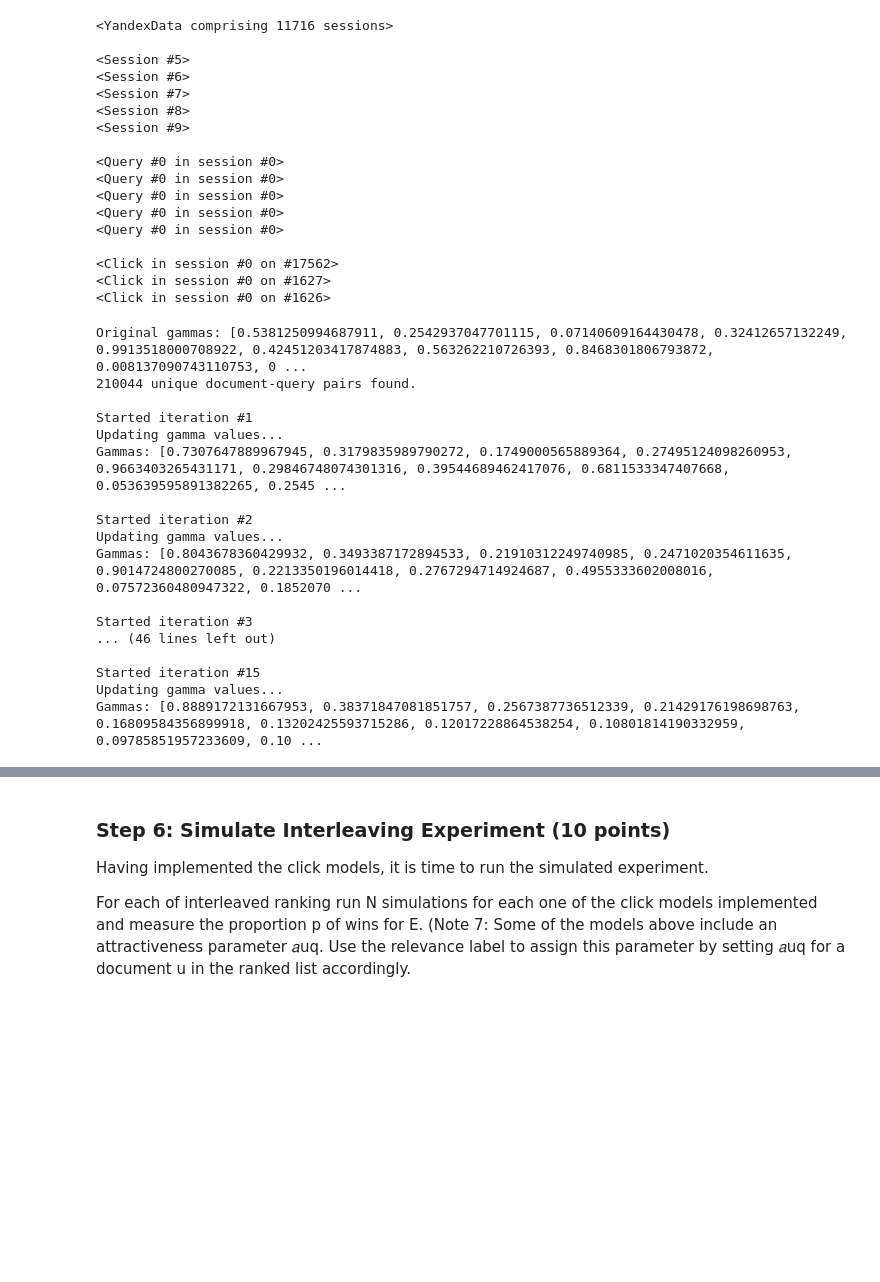
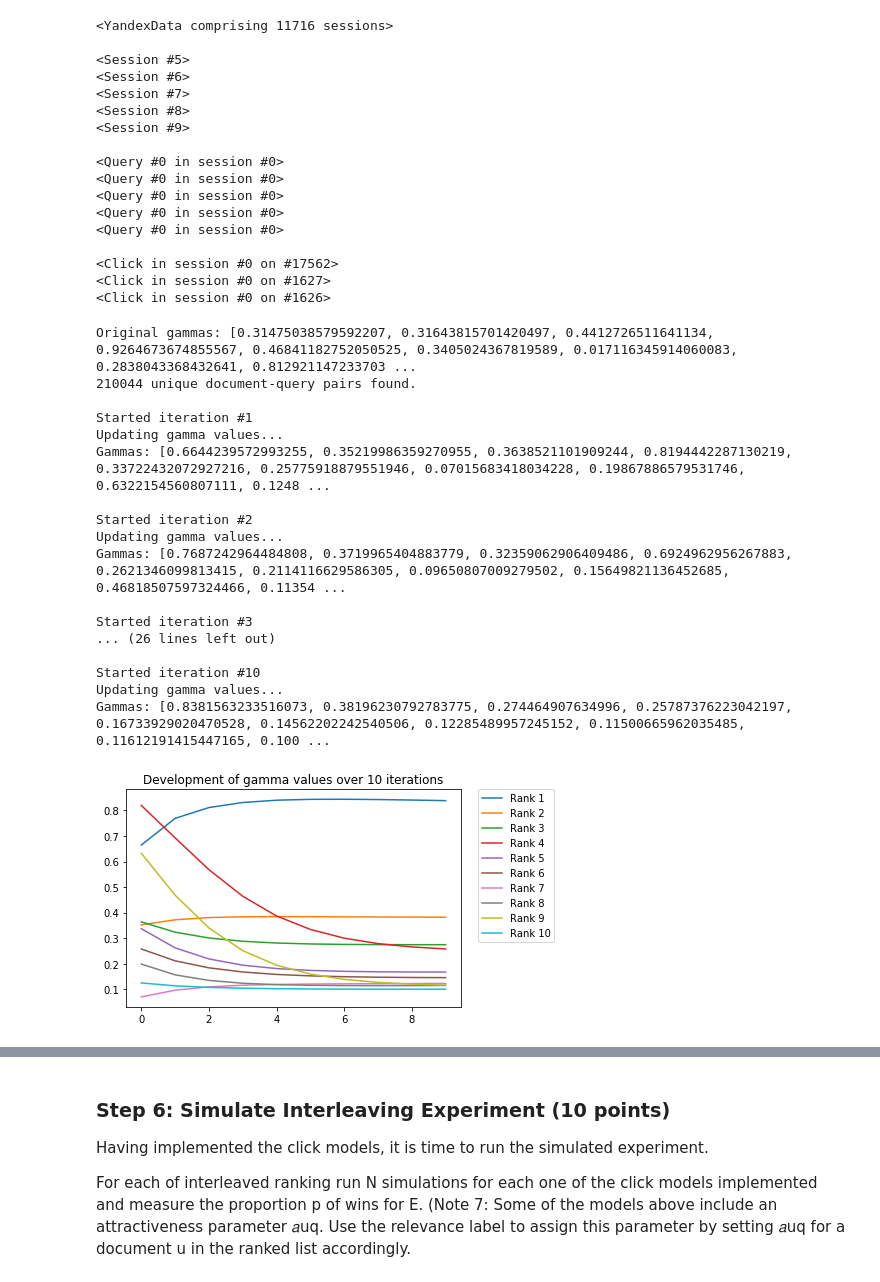
Before and after one commit to Kaleidophon/tipsy-tapir, a Jupyter notebook: homework1.ipynb, the cells around one changed output, grey strips where cells are left out. Cells and saved outputs as stored; diff of their text form; code cells hidden in the pictures; blank space fills up the shorter version.

Commit message:
Adding some plotting.

```diff
--- a/homework1.ipynb
+++ b/homework1.ipynb
@@ -567,6 +567,9 @@ class PositionBasedModel(ClickModel):
             for document_id in query.document_ids:
                 query_document_pairs.add((query.query_id, document_id))
 
+        sampled_alphas = random.sample(query_document_pairs, 10)
+        alphas_over_time = {alpha: [] for alpha in sampled_alphas}
+
         print("{} unique document-query pairs found.".format(len(query_document_pairs)))
 
         for i in range(iterations):
@@ -618,13 +621,16 @@ class PositionBasedModel(ClickModel):
 
             alphas.update(new_alphas)
 
+            for rank in range(10):
+                gammas_over_time[rank].append(gammas[rank])
+
+            for alpha in sampled_alphas:
+                alphas_over_time[alpha].append(alphas[alpha])
+
         self.alphas = alphas
         self.gammas = gammas
 
-        for rank in range(10):
-            gammas_over_time[rank].append(self.gammas[rank])
-
-        return gammas_over_time
+        return gammas_over_time, alphas_over_time
 
     def simulate_clicks(self, rankings):
         # Because this is a simplified model, we use 1 as the attractiveness parameter
@@ -639,8 +645,8 @@ position_model = PositionBasedModel()
 #import cProfile as profile
 #profile.run("position_model.estimate_parameters(yandex_data, iterations=2)", sort=True)
 
-iterations = 15
-got = position_model.estimate_parameters(yandex_data, iterations=iterations)
+iterations = 10
+got, aot = position_model.estimate_parameters(yandex_data, iterations=iterations)
 
 #for P, E in simulations[:20]:
 #    print(
@@ -659,25 +665,29 @@ got = position_model.estimate_parameters(yandex_data, iterations=iterations)
 #        )
 #    )
 # %% [output]
-Original gammas: [0.5381250994687911, 0.2542937047701115, 0.07140609164430478, 0.32412657132249, 0.9913518000708922, 0.42451203417874883, 0.563262210726393, 0.8468301806793872, 0.008137090743110753, 0 ...
+Original gammas: [0.31475038579592207, 0.31643815701420497, 0.4412726511641134, 0.9264673674855567, 0.46841182752050525, 0.3405024367819589, 0.017116345914060083, 0.2838043368432641, 0.812921147233703 ...
 210044 unique document-query pairs found.
 
 Started iteration #1
 Updating gamma values...
-Gammas: [0.7307647889967945, 0.3179835989790272, 0.1749000565889364, 0.27495124098260953, 0.9663403265431171, 0.29846748074301316, 0.39544689462417076, 0.6811533347407668, 0.053639595891382265, 0.2545 ...
+Gammas: [0.6644239572993255, 0.35219986359270955, 0.3638521101909244, 0.8194442287130219, 0.33722432072927216, 0.25775918879551946, 0.07015683418034228, 0.19867886579531746, 0.6322154560807111, 0.1248 ...
 
 Started iteration #2
 Updating gamma values...
-Gammas: [0.8043678360429932, 0.3493387172894533, 0.21910312249740985, 0.2471020354611635, 0.9014724800270085, 0.2213350196014418, 0.2767294714924687, 0.4955333602008016, 0.07572360480947322, 0.1852070 ...
+Gammas: [0.7687242964484808, 0.3719965404883779, 0.32359062906409486, 0.6924962956267883, 0.2621346099813415, 0.2114116629586305, 0.09650807009279502, 0.15649821136452685, 0.46818507597324466, 0.11354 ...
 
 Started iteration #3
-... (46 lines left out)
+... (26 lines left out)
 
-Started iteration #15
+Started iteration #10
 Updating gamma values...
-Gammas: [0.8889172131667953, 0.38371847081851757, 0.2567387736512339, 0.21429176198698763, 0.16809584356899918, 0.13202425593715286, 0.12017228864538254, 0.10801814190332959, 0.09785851957233609, 0.10 ...
+Gammas: [0.8381563233516073, 0.38196230792783775, 0.274464907634996, 0.25787376223042197, 0.16733929020470528, 0.14562202242540506, 0.12285489957245152, 0.11500665962035485, 0.11612191415447165, 0.100 ...
 # %%
-print(got)
-#for i in range(10):
-#    plt.plot(range(iterations), got[i])
-#plt.show()
+#print(got)
+for i in range(10):
+    plt.plot(range(iterations), got[i], label="Rank {}".format(i+1))
+plt.title("Development of gamma values over {} iterations".format(iterations))
+plt.legend(bbox_to_anchor=(1.05, 1), loc=2, borderaxespad=0.)
+plt.show()
+# %% [output]
+[figure, added]
```
Also changed, not shown: parts of 1 cell of this notebook.
